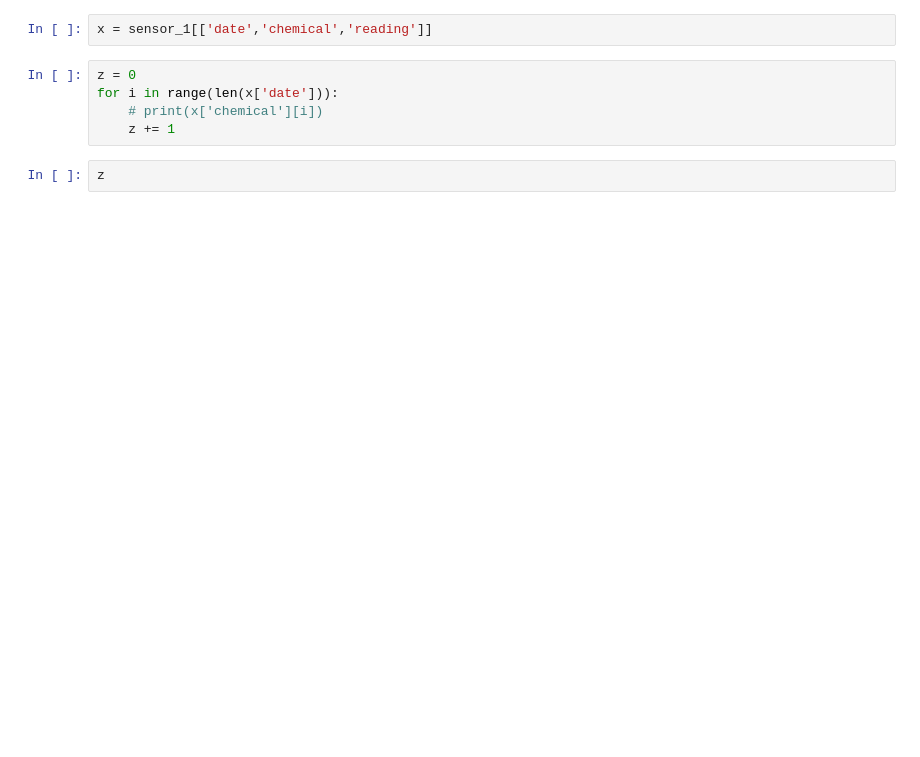
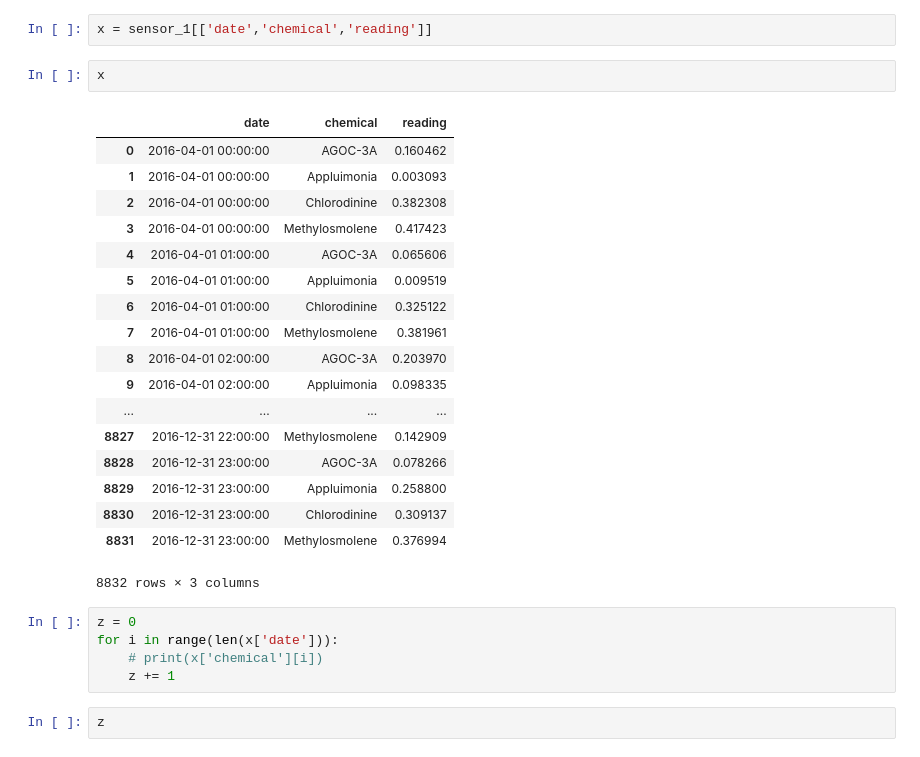
Before and after one commit to AshishSanthaKumar/VAST-Challenge-2017-D3-Js, a Jupyter notebook: MC2Data/heatmap_processing.ipynb, the cells around one changed output. Cells and saved outputs as stored; diff of their text form; blank space fills up the shorter version.

```diff
--- a/MC2Data/heatmap_processing.ipynb
+++ b/MC2Data/heatmap_processing.ipynb
@@ -27,5 +28,26 @@ sensor_1
 # %%
 x = sensor_1[['date','chemical','reading']]
+# %%
+x
+# %% [output]
+|  | date | chemical | reading |
+| 0 | 2016-04-01 00:00:00 | AGOC-3A | 0.160462 |
+| 1 | 2016-04-01 00:00:00 | Appluimonia | 0.003093 |
+| 2 | 2016-04-01 00:00:00 | Chlorodinine | 0.382308 |
+| 3 | 2016-04-01 00:00:00 | Methylosmolene | 0.417423 |
+| 4 | 2016-04-01 01:00:00 | AGOC-3A | 0.065606 |
+| 5 | 2016-04-01 01:00:00 | Appluimonia | 0.009519 |
+| 6 | 2016-04-01 01:00:00 | Chlorodinine | 0.325122 |
+| 7 | 2016-04-01 01:00:00 | Methylosmolene | 0.381961 |
+| 8 | 2016-04-01 02:00:00 | AGOC-3A | 0.203970 |
+| 9 | 2016-04-01 02:00:00 | Appluimonia | 0.098335 |
+| ... | ... | ... | ... |
+| 8827 | 2016-12-31 22:00:00 | Methylosmolene | 0.142909 |
+| 8828 | 2016-12-31 23:00:00 | AGOC-3A | 0.078266 |
+| 8829 | 2016-12-31 23:00:00 | Appluimonia | 0.258800 |
+| 8830 | 2016-12-31 23:00:00 | Chlorodinine | 0.309137 |
+| 8831 | 2016-12-31 23:00:00 | Methylosmolene | 0.376994 |
+8832 rows × 3 columns
 # %%
 z = 0
 for i in range(len(x['date'])):
```
Also changed, not shown: parts of 19 cells of this notebook.
